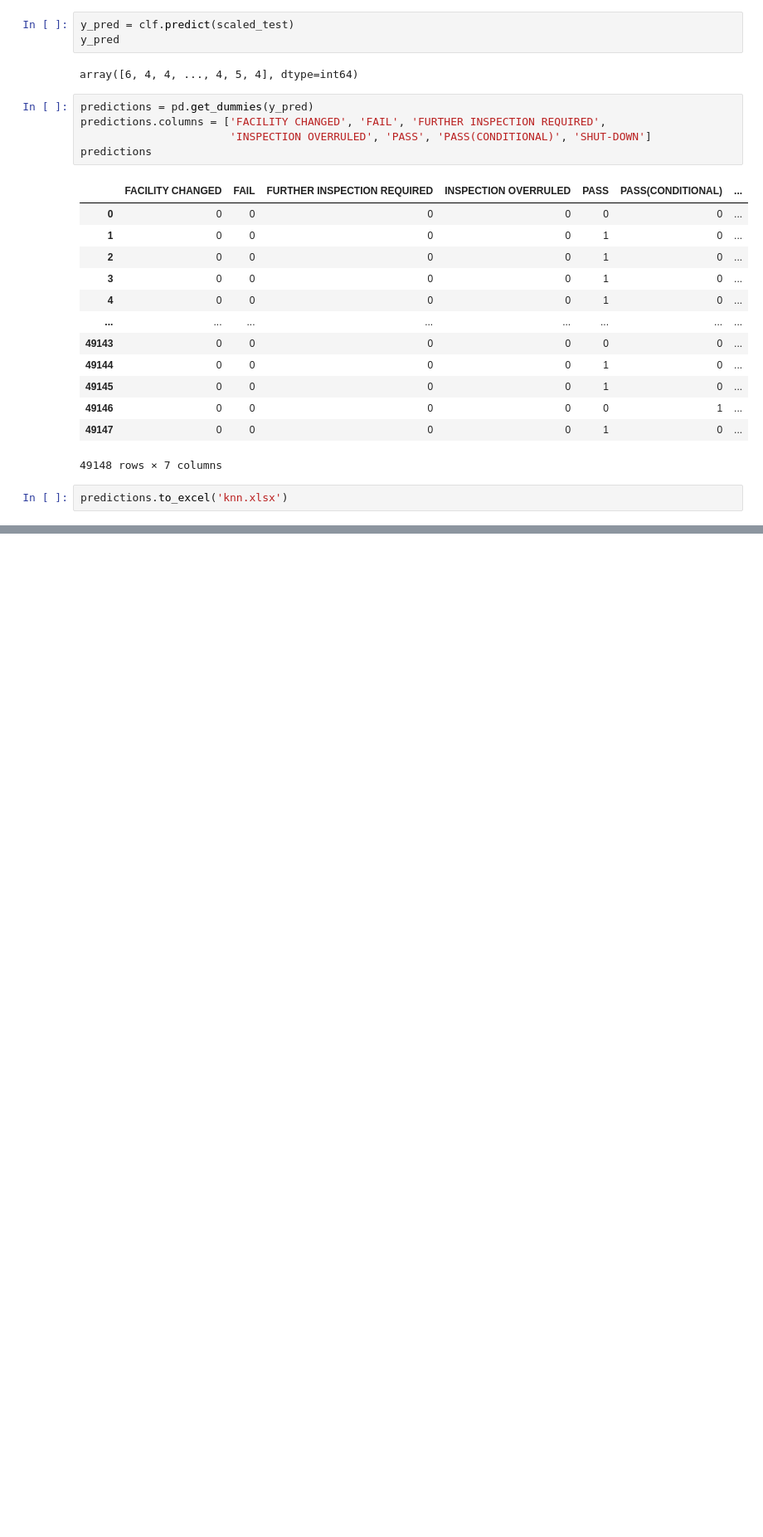
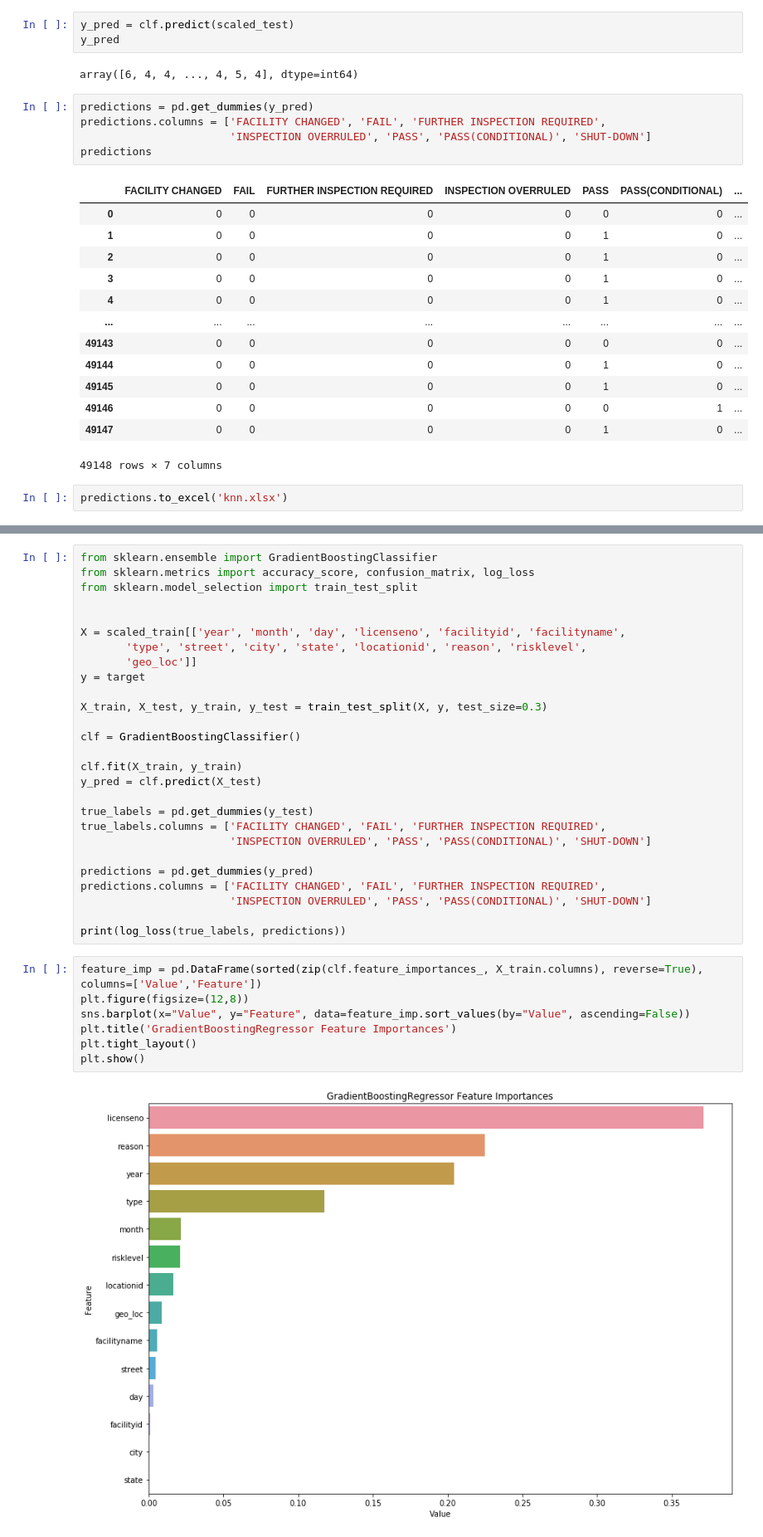
Before and after one commit to adamiqshan/MachineHack_Food_Quality_Inspection, a Jupyter notebook: Food Quality.ipynb, the cells around one changed output, grey strips where cells are left out. Shown: that part at 83% size. Drawn from its saved outputs; the diff is of its cells as text; blank space fills up the shorter version.

Commit message:
feature importances

```diff
--- a/Food Quality.ipynb
+++ b/Food Quality.ipynb
@@ -425,0 +467,36 @@ print()
+# %%
+from sklearn.ensemble import GradientBoostingClassifier
+from sklearn.metrics import accuracy_score, confusion_matrix, log_loss
+from sklearn.model_selection import train_test_split
+
+
+X = scaled_train[['year', 'month', 'day', 'licenseno', 'facilityid', 'facilityname',
+       'type', 'street', 'city', 'state', 'locationid', 'reason', 'risklevel',
+       'geo_loc']]
+y = target
+
+X_train, X_test, y_train, y_test = train_test_split(X, y, test_size=0.3)
+
+clf = GradientBoostingClassifier()
+
+clf.fit(X_train, y_train)
+y_pred = clf.predict(X_test)
+
+true_labels = pd.get_dummies(y_test)
+true_labels.columns = ['FACILITY CHANGED', 'FAIL', 'FURTHER INSPECTION REQUIRED',
+                       'INSPECTION OVERRULED', 'PASS', 'PASS(CONDITIONAL)', 'SHUT-DOWN']
+
+predictions = pd.get_dummies(y_pred)
+predictions.columns = ['FACILITY CHANGED', 'FAIL', 'FURTHER INSPECTION REQUIRED',
+                       'INSPECTION OVERRULED', 'PASS', 'PASS(CONDITIONAL)', 'SHUT-DOWN']
+
+print(log_loss(true_labels, predictions))
+# %%
+feature_imp = pd.DataFrame(sorted(zip(clf.feature_importances_, X_train.columns), reverse=True), columns=['Value','Feature'])
+plt.figure(figsize=(12,8))
+sns.barplot(x="Value", y="Feature", data=feature_imp.sort_values(by="Value", ascending=False))
+plt.title('GradientBoostingRegressor Feature Importances')
+plt.tight_layout()
+plt.show()
+# %% [output]
+[figure, added]
```
Also changed, not shown: parts of 8 cells of this notebook.
